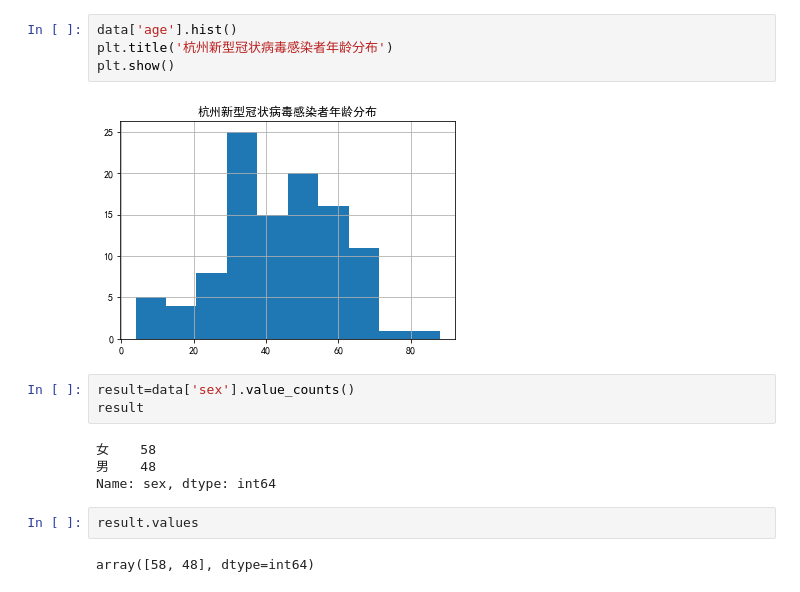
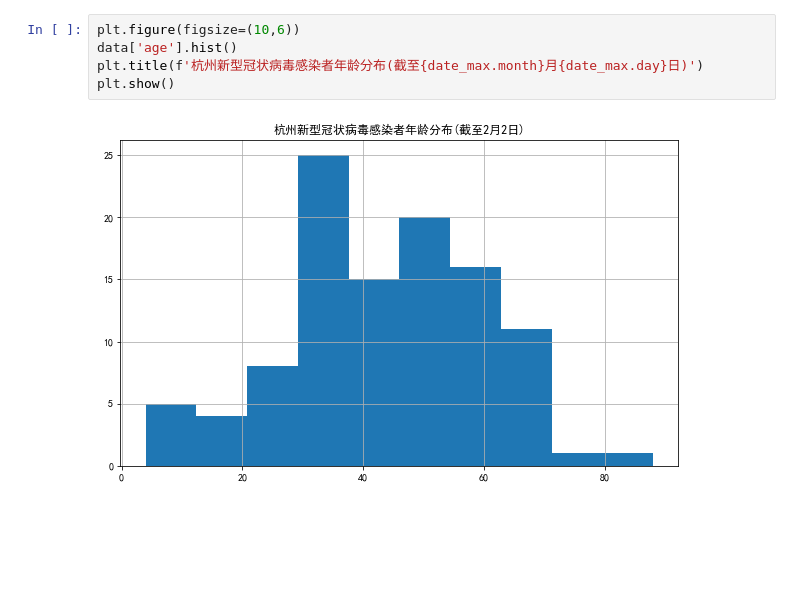
Before and after one commit to juwikuang/coronavirus, a Jupyter notebook: hangzhou_report.ipynb, the cells around one changed output. Cells and saved outputs as stored; diff of their text form; blank space fills up the shorter version.

```diff
--- a/hangzhou_report.ipynb
+++ b/hangzhou_report.ipynb
@@ -56,18 +44,8 @@ plt.plot()
 # %%
+plt.figure(figsize=(10,6))
 data['age'].hist()
-plt.title('杭州新型冠状病毒感染者年龄分布')
+plt.title(f'杭州新型冠状病毒感染者年龄分布(截至{date_max.month}月{date_max.day}日)')
 plt.show()
 # %% [output]
-[figure, old version]
+[figure, new version]
-# %%
-result=data['sex'].value_counts()
-result
-# %% [output]
-女    58
-男    48
-Name: sex, dtype: int64
-# %%
-result.values
-# %% [output]
-array([58, 48], dtype=int64)
 # %%
```
Also changed, not shown: parts of 10 cells of this notebook.
